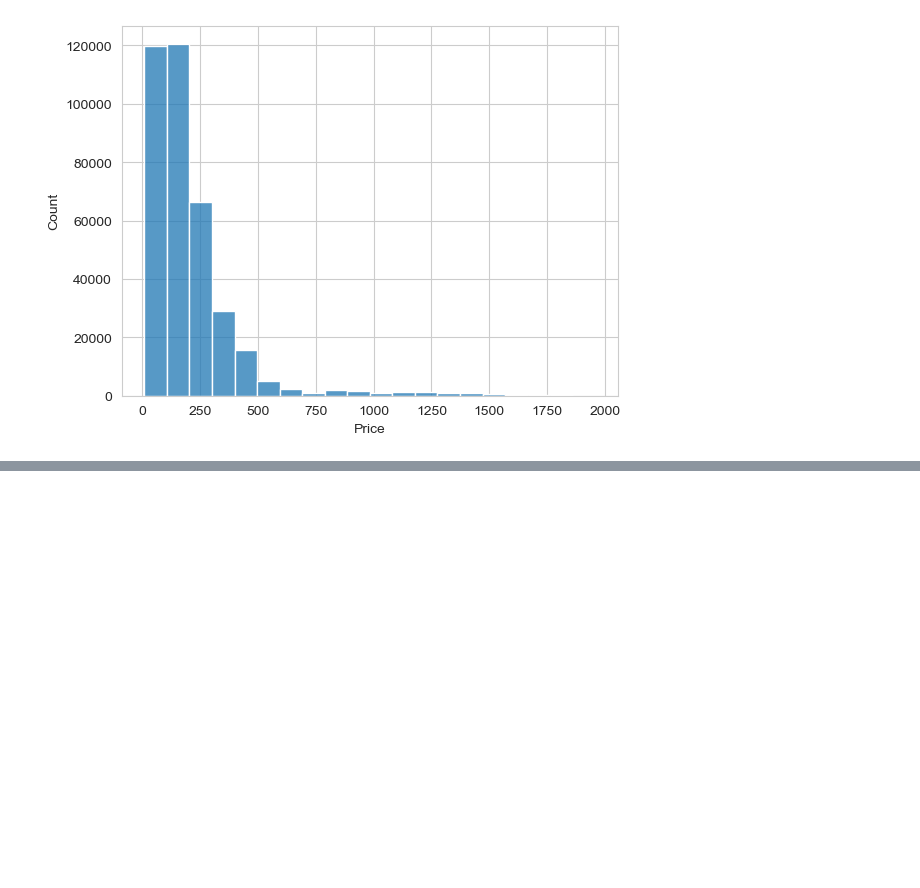
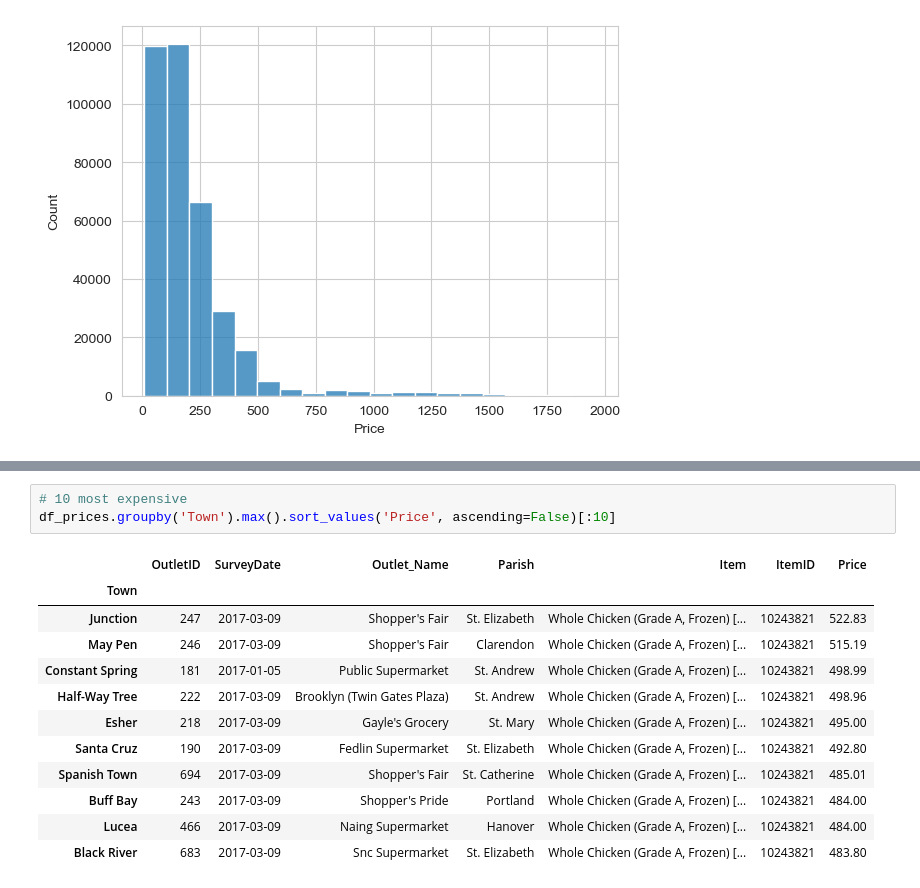
Before and after one commit to ahtonen/jamrock, a Jupyter notebook: validation.ipynb, the cells around one changed output, grey strips where cells are left out. Drawn from its saved outputs; the diff is of its cells as text; blank space fills up the shorter version.

```diff
--- a/validation.ipynb
+++ b/validation.ipynb
@@ -374,0 +273,16 @@ Name: average_temp, dtype: float64
+# %%
+# 10 most expensive
+df_prices.groupby('Town').max().sort_values('Price', ascending=False)[:10]
+# %% [output]
+|  | OutletID | SurveyDate | Outlet_Name | Parish | Item | ItemID | Price |
+| Town |  |  |  |  |  |  |  |
+| Junction | 247 | 2017-03-09 | Shopper's Fair | St. Elizabeth | Whole Chicken (Grade A, Frozen) [... | 10243821 | 522.83 |
+| May Pen | 246 | 2017-03-09 | Shopper's Fair | Clarendon | Whole Chicken (Grade A, Frozen) [... | 10243821 | 515.19 |
+| Constant Spring | 181 | 2017-01-05 | Public Supermarket | St. Andrew | Whole Chicken (Grade A, Frozen) [... | 10243821 | 498.99 |
+| Half-Way Tree | 222 | 2017-03-09 | Brooklyn (Twin Gates Plaza) | St. Andrew | Whole Chicken (Grade A, Frozen) [... | 10243821 | 498.96 |
+| Esher | 218 | 2017-03-09 | Gayle's Grocery | St. Mary | Whole Chicken (Grade A, Frozen) [... | 10243821 | 495.00 |
+| Santa Cruz | 190 | 2017-03-09 | Fedlin Supermarket | St. Elizabeth | Whole Chicken (Grade A, Frozen) [... | 10243821 | 492.80 |
+| Spanish Town | 694 | 2017-03-09 | Shopper's Fair | St. Catherine | Whole Chicken (Grade A, Frozen) [... | 10243821 | 485.01 |
+| Buff Bay | 243 | 2017-03-09 | Shopper's Pride | Portland | Whole Chicken (Grade A, Frozen) [... | 10243821 | 484.00 |
+| Lucea | 466 | 2017-03-09 | Naing Supermarket | Hanover | Whole Chicken (Grade A, Frozen) [... | 10243821 | 484.00 |
+| Black River | 683 | 2017-03-09 | Snc Supermarket | St. Elizabeth | Whole Chicken (Grade A, Frozen) [... | 10243821 | 483.80 |
```
Also changed, not shown: parts of 31 cells of this notebook, 1 other file.
